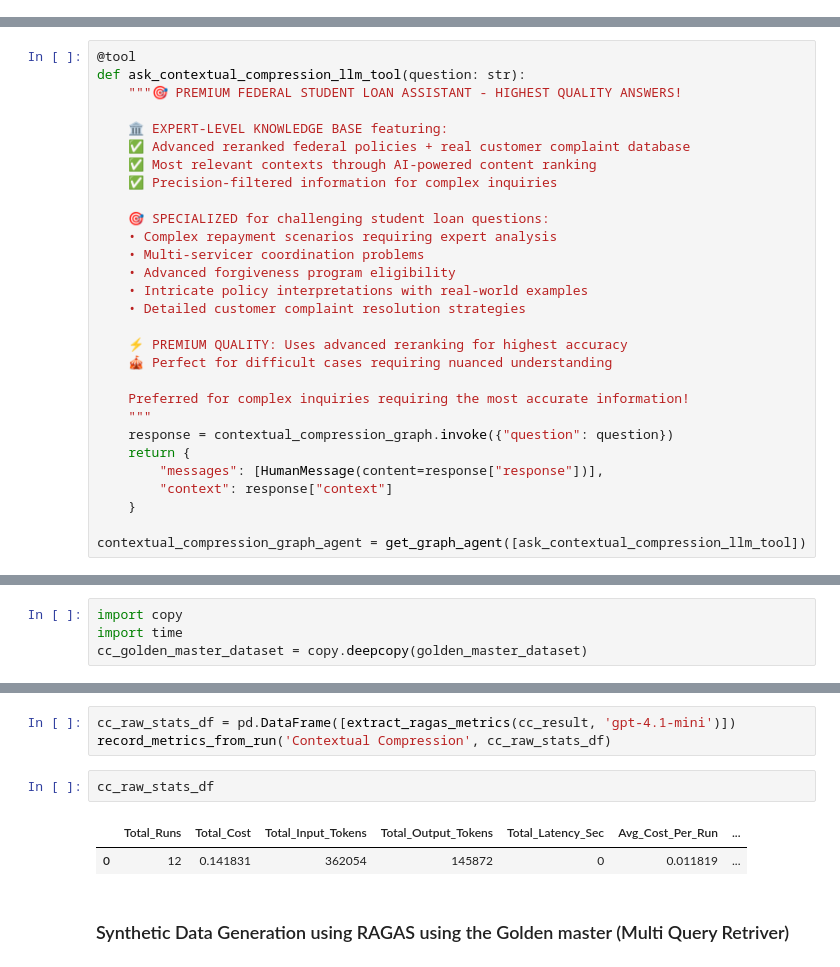
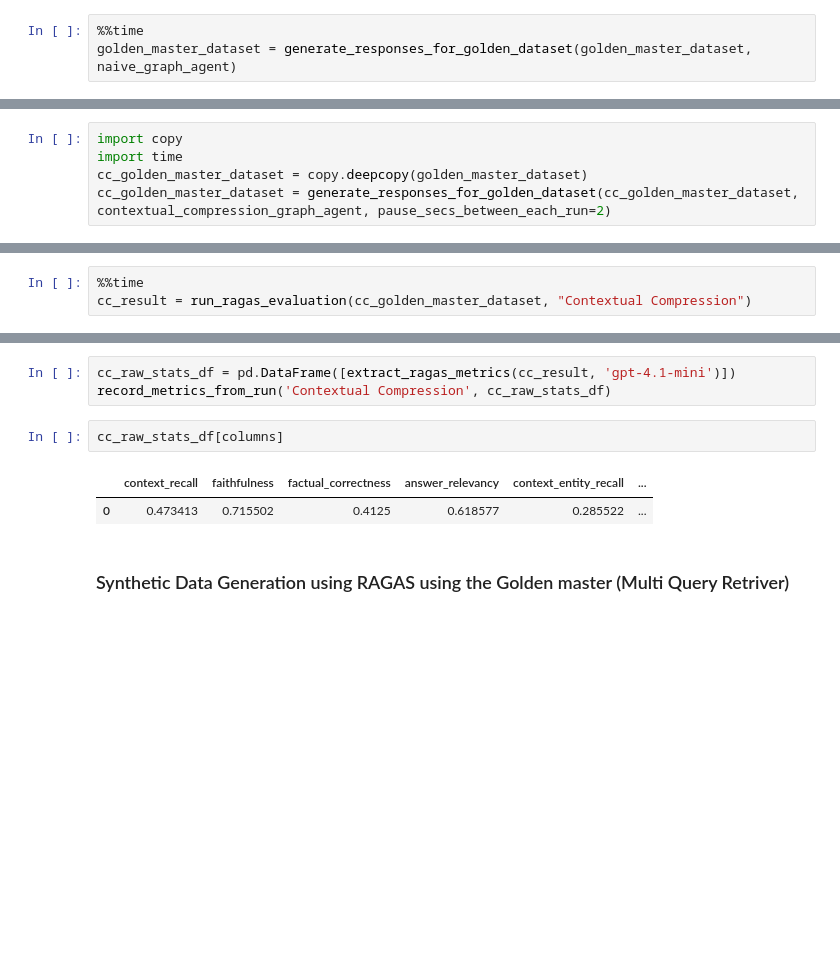
Before and after one commit to neomatrix369/AIE7-Cert-Challenge, a Jupyter notebook: Agentic RAG evaluation experiments.ipynb, the cells around one changed output, grey strips where cells are left out. Drawn from its saved outputs; the diff is of its cells as text; blank space fills up the shorter version.

```diff
--- a/Agentic RAG evaluation experiments.ipynb
+++ b/Agentic RAG evaluation experiments.ipynb
@@ -251,0 +188,3 @@ Wall time: 1min 49s
+# %%
+%%time
+golden_master_dataset = generate_responses_for_golden_dataset(golden_master_dataset, naive_graph_agent)
@@ -323,31 +226,2 @@ naive_raw_stats_df
 # %% [markdown]
 ### Synthetic Data Generation using RAGAS using the Golden master (Contextual Compression Retriever)
-# %%
-@tool
-def ask_contextual_compression_llm_tool(question: str):
-    """🎯 PREMIUM FEDERAL STUDENT LOAN ASSISTANT - HIGHEST QUALITY ANSWERS!
-
-    🏛️ EXPERT-LEVEL KNOWLEDGE BASE featuring:
-    ✅ Advanced reranked federal policies + real customer complaint database
-    ✅ Most relevant contexts through AI-powered content ranking
-    ✅ Precision-filtered information for complex inquiries
-
-    🎯 SPECIALIZED for challenging student loan questions:
-    • Complex repayment scenarios requiring expert analysis
-    • Multi-servicer coordination problems
-    • Advanced forgiveness program eligibility
-    • Intricate policy interpretations with real-world examples
-    • Detailed customer complaint resolution strategies
-
-    ⚡ PREMIUM QUALITY: Uses advanced reranking for highest accuracy
-    🎪 Perfect for difficult cases requiring nuanced understanding
-
-    Preferred for complex inquiries requiring the most accurate information!
-    """
-    response = contextual_compression_graph.invoke({"question": question})
-    return {
-        "messages": [HumanMessage(content=response["response"])],
-        "context": response["context"]
-    }
-
-contextual_compression_graph_agent = get_graph_agent([ask_contextual_compression_llm_tool])
@@ -355,3 +231,4 @@ contextual_compression_graph_agent = get_graph_agent([ask_contextual_compression
 import copy
 import time
 cc_golden_master_dataset = copy.deepcopy(golden_master_dataset)
+cc_golden_master_dataset = generate_responses_for_golden_dataset(cc_golden_master_dataset, contextual_compression_graph_agent, pause_secs_between_each_run=2)
@@ -424,0 +252,3 @@ Wall time: 4min 24s
+# %%
+%%time
+cc_result = run_ragas_evaluation(cc_golden_master_dataset, "Contextual Compression")
@@ -426,9 +259,9 @@ Wall time: 4min 24s
 cc_raw_stats_df = pd.DataFrame([extract_ragas_metrics(cc_result, 'gpt-4.1-mini')])
 record_metrics_from_run('Contextual Compression', cc_raw_stats_df)
 # %%
-cc_raw_stats_df
+cc_raw_stats_df[columns]
 # %% [output]
-|  | Total_Runs | Total_Cost | Total_Input_Tokens | Total_Output_Tokens | Total_Latency_Sec | Avg_Cost_Per_Run | ... |
-| 0 | 12 | 0.141831 | 362054 | 145872 | 0 | 0.011819 | ... |
+|  | context_recall | faithfulness | factual_correctness | answer_relevancy | context_entity_recall | ... |
+| 0 | 0.473413 | 0.715502 | 0.4125 | 0.618577 | 0.285522 | ... |
 # %% [markdown]
 ### Synthetic Data Generation using RAGAS using the Golden master (Multi Query Retriver)
```
Also changed, not shown: parts of 38 cells of this notebook, 3 other files.
